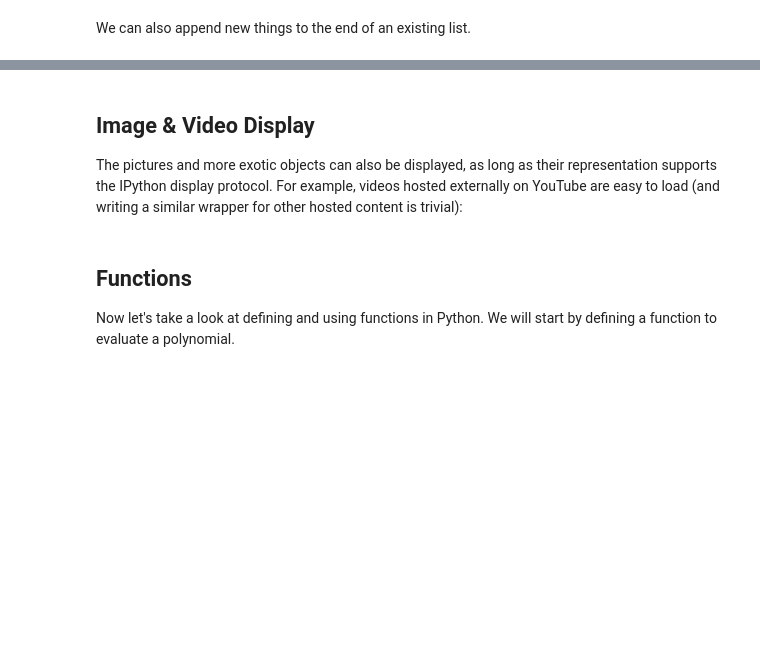
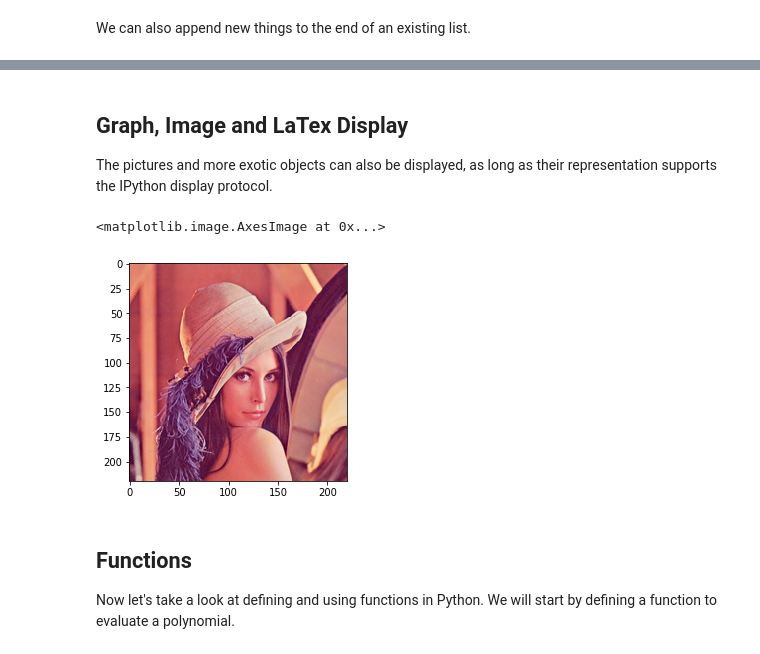
Before and after one commit to idebtor/JoyAI, a Jupyter notebook: ipynb/Lec00Overview.ipynb, the cells around one changed output, grey strips where cells are left out. Cells and saved outputs as stored; diff of their text form; code cells hidden in the pictures; blank space fills up the shorter version.

```diff
--- a/ipynb/Lec00Overview.ipynb
+++ b/ipynb/Lec00Overview.ipynb
@@ -408,5 +314,4 @@ a ^ b
 # %% [markdown]
-## Image & Video Display
+## Graph, Image and LaTex Display
 
 The pictures and more exotic objects can also be displayed, as long as their representation supports the IPython display protocol.
-For example, videos hosted externally on YouTube are easy to load (and writing a similar wrapper for other hosted content is trivial):
@@ -413,7 +326,8 @@ For example, videos hosted externally on YouTube are easy to load (and writing a
 # %%
-import matplotlib.pyplot as plt
 from matplotlib.image import imread
+#%matplotlib notebook
 
 img = imread('https://github.com/idebtor/KMOOC-ML/blob/master/ipynb/images/lenna.png?raw=true')
-plt.imshow(img)
-plt.show()
+# %% [output]
+<matplotlib.image.AxesImage at 0x...>
+[figure, added]
```
Also changed, not shown: parts of 52 cells of this notebook, 1 other file.
